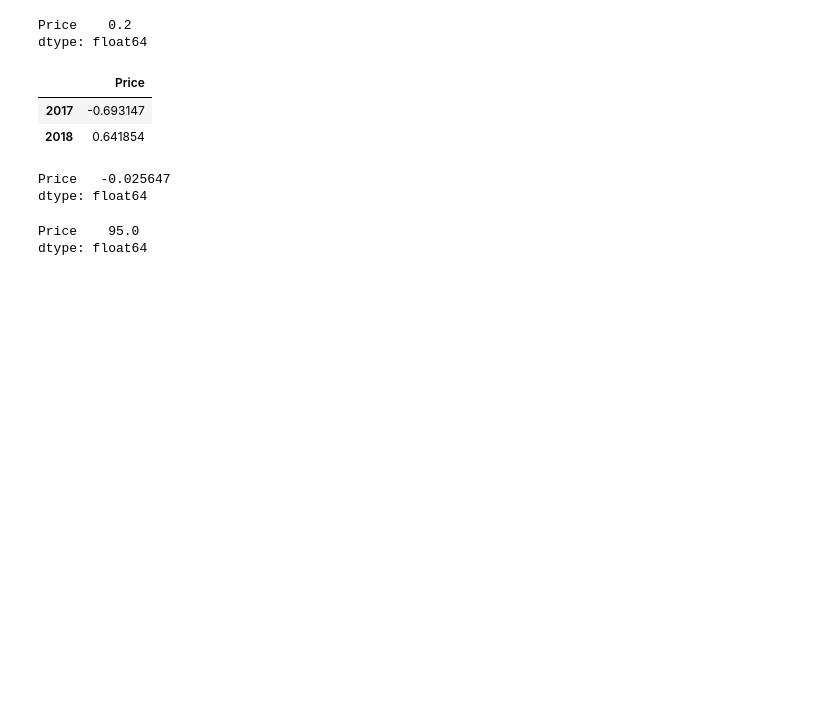
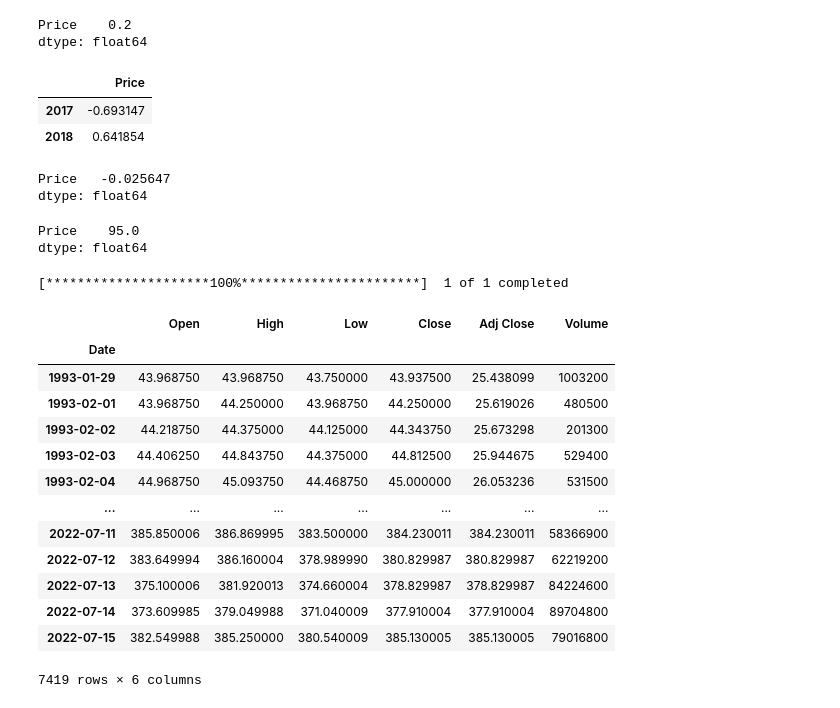
Before and after one commit to Janadhi14/Algo-trading, a Jupyter notebook: Introduction.ipynb, the cells around one changed output. Saved outputs shown, nothing was run; the diff lists cells and outputs as text; code cells hidden in the pictures; blank space fills up the shorter version.

```diff
--- a/Introduction.ipynb
+++ b/Introduction.ipynb
@@ -830,3 +830,24 @@ dtype: float64
 # %% [output]
 Price    95.0
 dtype: float64
+# %%
+SPY = yf.download("SPY")
+# %% [output]
+[*********************100%***********************]  1 of 1 completed
+# %%
+SPY
+# %% [output]
+|  | Open | High | Low | Close | Adj Close | Volume |
+| Date |  |  |  |  |  |  |
+| 1993-01-29 | 43.968750 | 43.968750 | 43.750000 | 43.937500 | 25.438099 | 1003200 |
+| 1993-02-01 | 43.968750 | 44.250000 | 43.968750 | 44.250000 | 25.619026 | 480500 |
+| 1993-02-02 | 44.218750 | 44.375000 | 44.125000 | 44.343750 | 25.673298 | 201300 |
+| 1993-02-03 | 44.406250 | 44.843750 | 44.375000 | 44.812500 | 25.944675 | 529400 |
+| 1993-02-04 | 44.968750 | 45.093750 | 44.468750 | 45.000000 | 26.053236 | 531500 |
+| ... | ... | ... | ... | ... | ... | ... |
+| 2022-07-11 | 385.850006 | 386.869995 | 383.500000 | 384.230011 | 384.230011 | 58366900 |
+| 2022-07-12 | 383.649994 | 386.160004 | 378.989990 | 380.829987 | 380.829987 | 62219200 |
+| 2022-07-13 | 375.100006 | 381.920013 | 374.660004 | 378.829987 | 378.829987 | 84224600 |
+| 2022-07-14 | 373.609985 | 379.049988 | 371.040009 | 377.910004 | 377.910004 | 89704800 |
+| 2022-07-15 | 382.549988 | 385.250000 | 380.540009 | 385.130005 | 385.130005 | 79016800 |
+7419 rows × 6 columns
```
Also changed, not shown: parts of 5 cells of this notebook.
